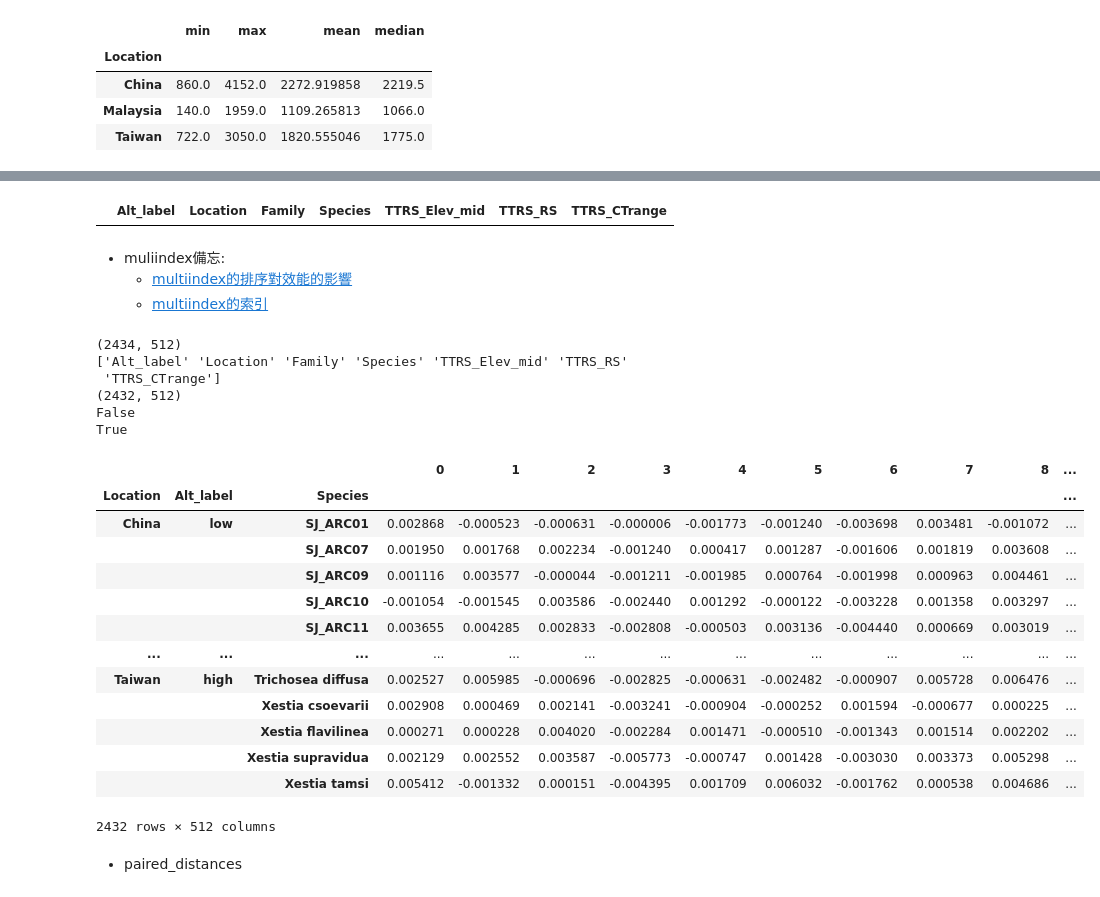
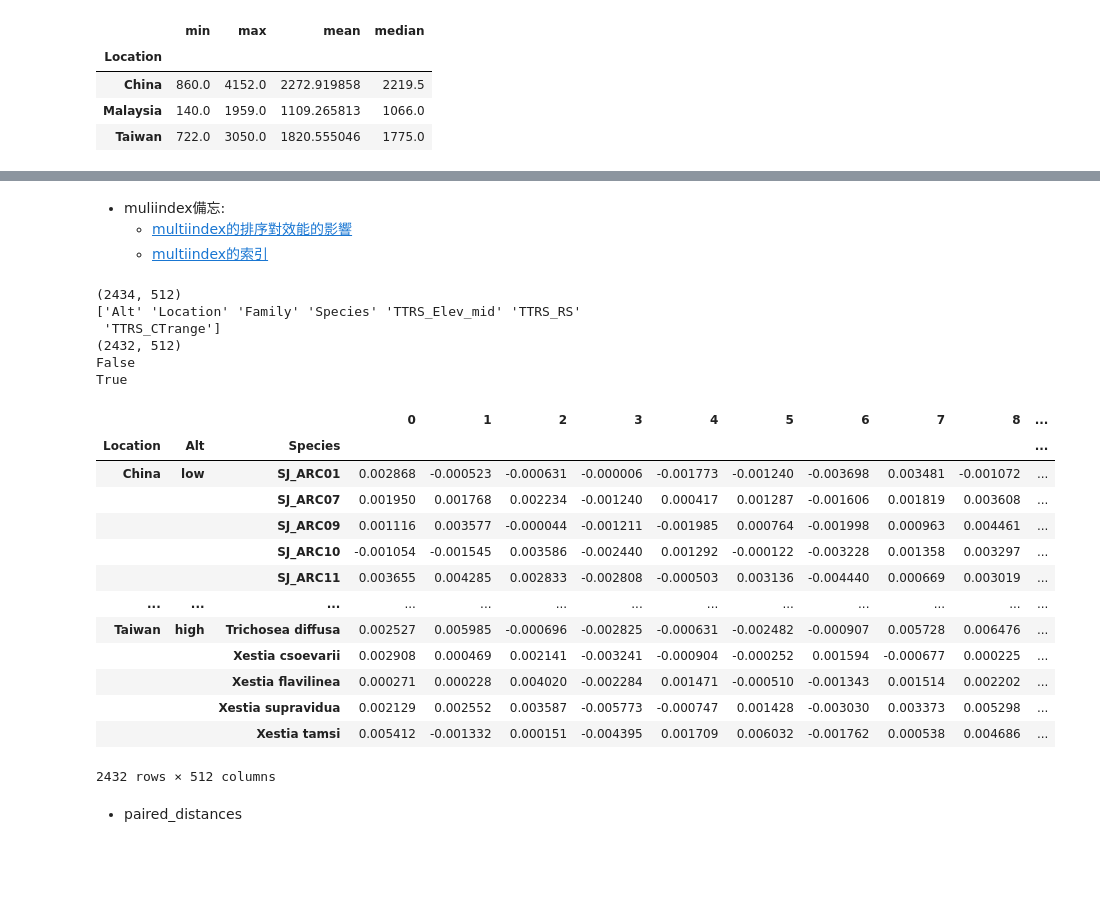
Before and after one commit to YunghuiHsu/Moth_Project, a Jupyter notebook: Moth_thermal/vsc/explore_LatentSpace.ipynb, the cells around one changed output, grey strips where cells are left out. Saved outputs shown, nothing was run; the diff lists cells and outputs as text; code cells hidden in the pictures; blank space fills up the shorter version.

```diff
--- a/Moth_thermal/vsc/explore_LatentSpace.ipynb
+++ b/Moth_thermal/vsc/explore_LatentSpace.ipynb
@@ -849,7 +847,7 @@ alt_labels_bins = (df_TTRS_sp_based.groupby(['Location']).TTRS_Elev_mid
 
 df_alt_labels = pd.concat(
     [label for label, bins in alt_labels_bins]
-    ).rename('Alt_label')
+    ).rename('Alt')
 bins = [np.round(bin) for label,bin in alt_labels_bins]
 
 # 檢視海拔切割的區間
@@ -858,7 +856,7 @@ for loc, bin_ in bins.items():
     print(f'{loc:10s} : {bin_}')
 
 # 將alt_label加入原資料
-col.insert(0, 'Alt_label')
+col.insert(0, 'Alt')
 df_TTRS_Alt_label = df_TTRS_sp_based.merge(df_alt_labels,
                                            left_index=True, right_index=True)[col]
 df_TTRS_Alt_label
@@ -879,11 +877,6 @@ Taiwan     : [ 340. 1245. 2148. 3050.]
 | 3176 | medium | China | Uraniidae | SJ_URA01 | 2519.5 | 1311 | 40.366667 |
 | 3177 | low | China | Uraniidae | SJ_URA02 | 1430.0 | 1140 | 47.400000 |
 3178 rows × 7 columns
-# %%
-sp = "Atrachea ochrotixa"
-df_TTRS_Alt_label.query(f'Species=="Katha emberifera"')
-# %% [output]
-|  | Alt_label | Location | Family | Species | TTRS_Elev_mid | TTRS_RS | TTRS_CTrange |
 # %% [markdown]
 - muliindex備忘:
     - [multiindex的排序對效能的影響](https://stackoverflow.com/questions/54307300/what-causes-indexing-past-lexsort-depth-warning-in-pandas)
@@ -905,37 +898,37 @@ df_coding_sp_median = (df_coding_sp_based[col].merge(coding,
 
 print(df_coding_sp_median.shape)   # index為sp
 
 *_, dim = df_coding_sp_median.shape
 print(df_TTRS_Alt_label.columns.values)
 
-col = ['Location','Alt_label','Species', *range(dim)]
+col = ['Location','Alt','Species', *range(dim)]
 
 # df_coding_sp_median
 # 增加loc 、 alt_label欄位
 df_coding_sp_median = (df_coding_sp_median.merge(df_TTRS_Alt_label,
                           left_index=True,
                           right_on='Species',
                           how='left'
                           )[col]
                        .dropna(subset=['Location'])
-                       .set_index(['Location','Alt_label','Species']))
+                       .set_index(['Location','Alt','Species']))
 
 print(df_coding_sp_median.shape)
 
 print(df_coding_sp_median.index.is_monotonic_increasing)
 df_coding_sp_median = df_coding_sp_median.sort_index()
 
 print(df_coding_sp_median.index.is_monotonic_increasing)
 df_coding_sp_median
 # %% [output]
 (2434, 512)
-['Alt_label' 'Location' 'Family' 'Species' 'TTRS_Elev_mid' 'TTRS_RS'
+['Alt' 'Location' 'Family' 'Species' 'TTRS_Elev_mid' 'TTRS_RS'
  'TTRS_CTrange']
 (2432, 512)
 False
 True
 |  |  |  | 0 | 1 | 2 | 3 | 4 | 5 | 6 | 7 | 8 | ... |
-| Location | Alt_label | Species |  |  |  |  |  |  |  |  |  | ... |
+| Location | Alt | Species |  |  |  |  |  |  |  |  |  | ... |
 | China | low | SJ_ARC01 | 0.002868 | -0.000523 | -0.000631 | -0.000006 | -0.001773 | -0.001240 | -0.003698 | 0.003481 | -0.001072 | ... |
 |  |  | SJ_ARC07 | 0.001950 | 0.001768 | 0.002234 | -0.001240 | 0.000417 | 0.001287 | -0.001606 | 0.001819 | 0.003608 | ... |
 |  |  | SJ_ARC09 | 0.001116 | 0.003577 | -0.000044 | -0.001211 | -0.001985 | 0.000764 | -0.001998 | 0.000963 | 0.004461 | ... |
```
Also changed, not shown: parts of 9 cells of this notebook.
